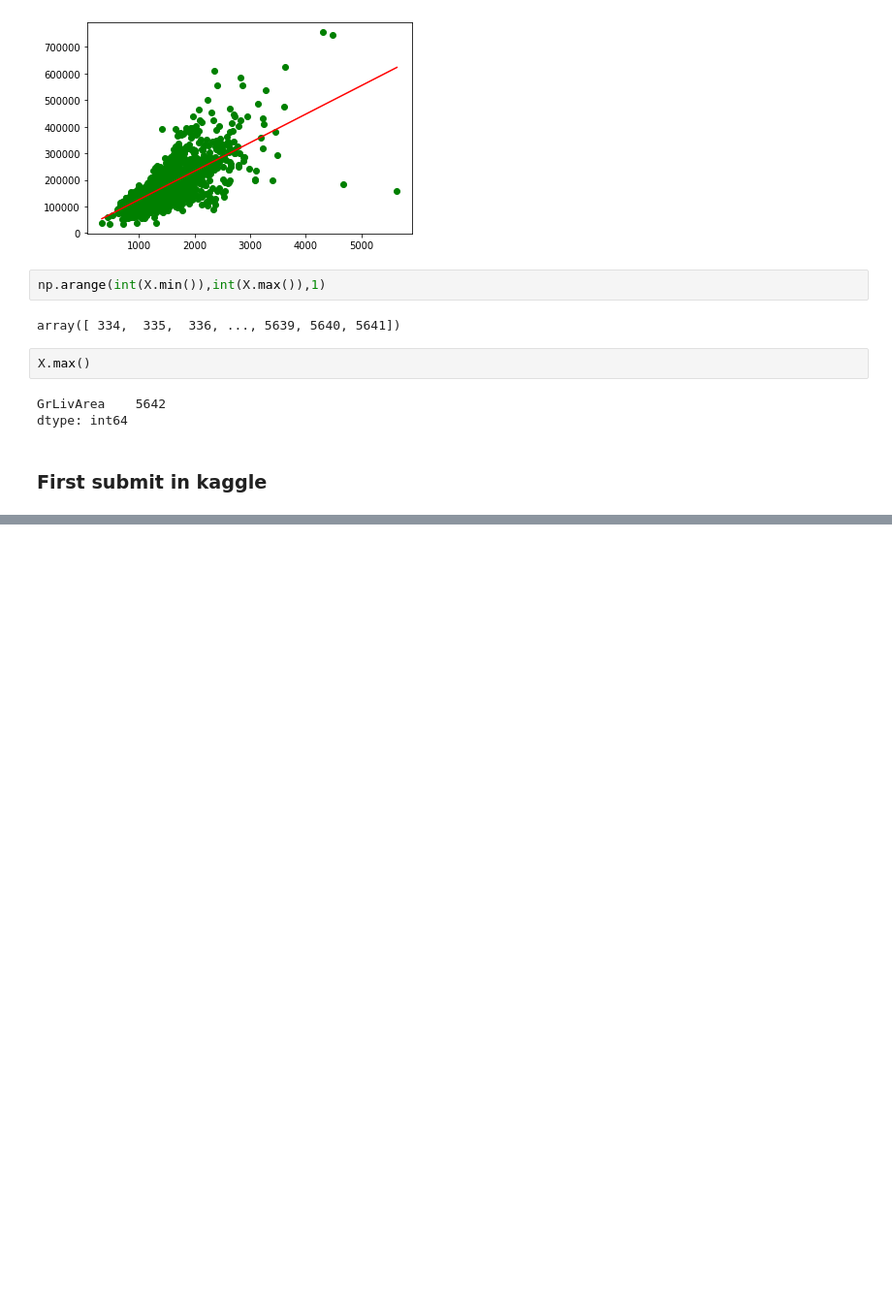
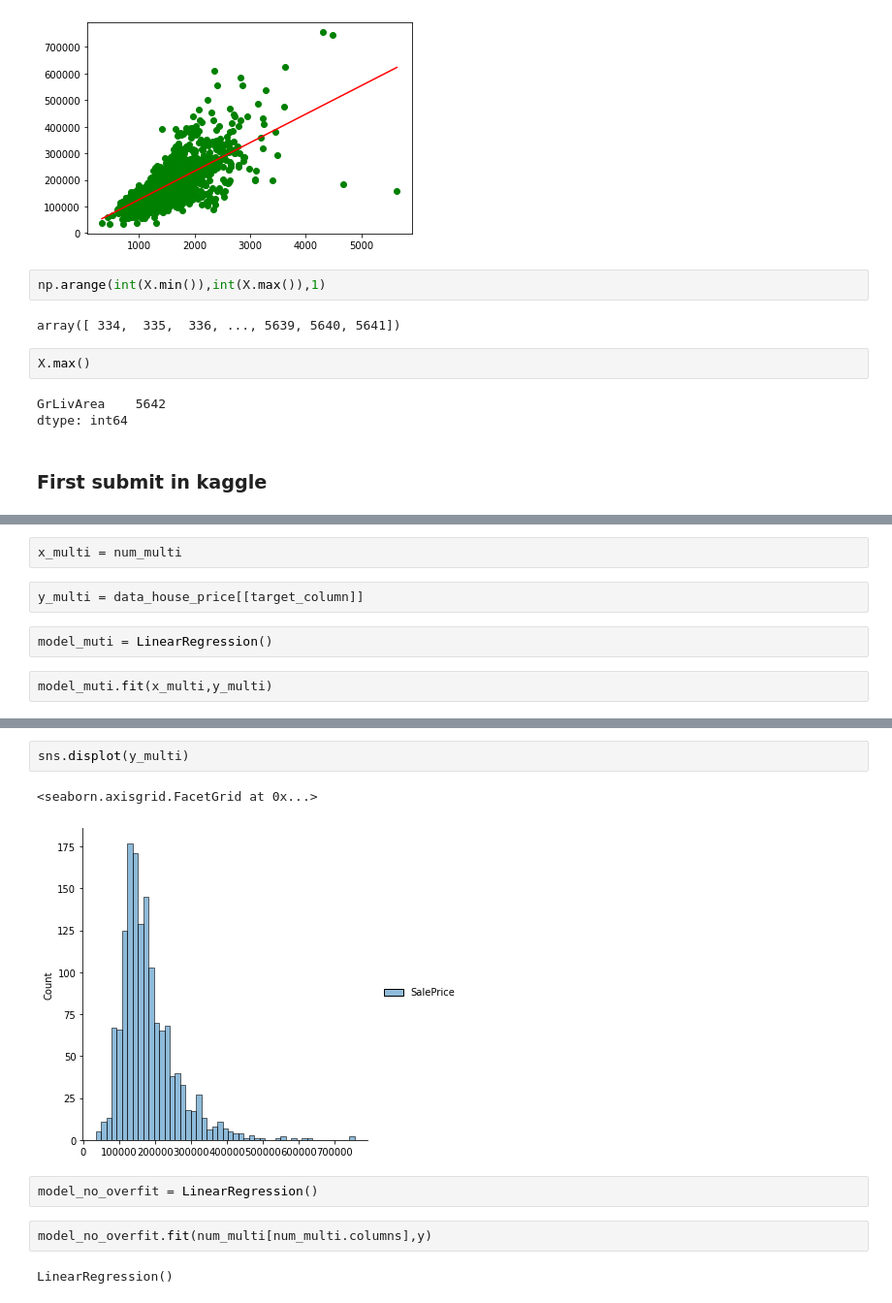
Before and after one commit to yannmb2/machine_learning_101, a Jupyter notebook: sklearn_102.ipynb, the cells around one changed output, grey strips where cells are left out. Shown at 97% size. Cells and saved outputs as stored; diff of their text form; blank space fills up the shorter version.

```diff
--- a/sklearn_102.ipynb
+++ b/sklearn_102.ipynb
@@ -179,0 +218,8 @@ dtype: int64
+# %%
+x_multi = num_multi
+# %%
+y_multi = data_house_price[[target_column]]
+# %%
+model_muti = LinearRegression()
+# %%
+model_muti.fit(x_multi,y_multi)
@@ -180,2 +305,13 @@ dtype: int64
+# %%
+sns.displot(y_multi)
+# %% [output]
+<seaborn.axisgrid.FacetGrid at 0x...>
+[figure, added]
+# %%
+model_no_overfit = LinearRegression()
+# %%
+model_no_overfit.fit(num_multi[num_multi.columns],y)
+# %% [output]
+LinearRegression()
 # %%
 test = pd.read_csv("test.csv")
```
Also changed, not shown: parts of 23 cells of this notebook, 1 other file.
